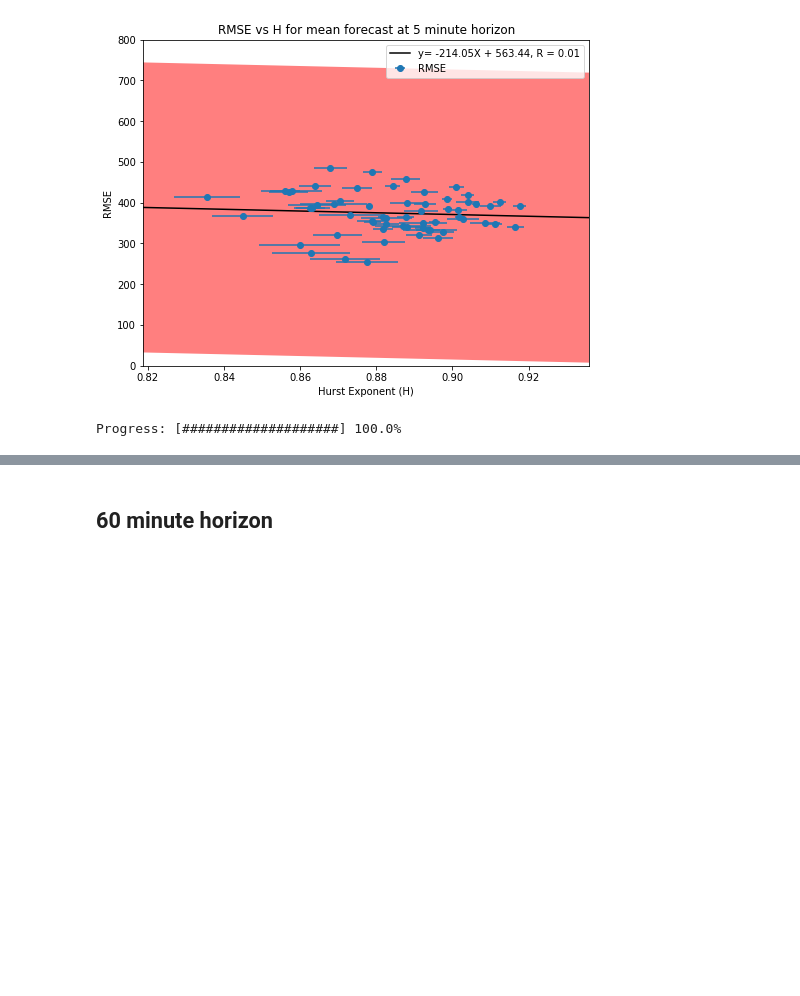
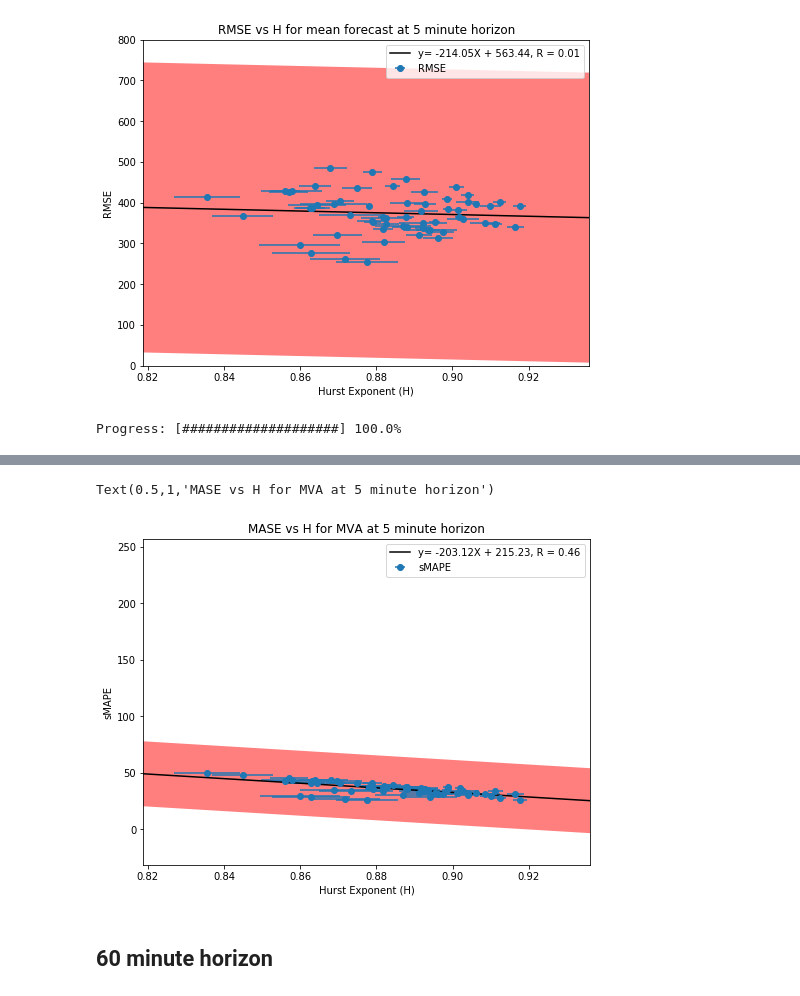
Before and after one commit to sachaBD/engg4802, a Jupyter notebook: Baselines.ipynb, the cells around one changed output, grey strips where cells are left out. Saved outputs shown, nothing was run; the diff lists cells and outputs as text; code cells hidden in the pictures; blank space fills up the shorter version.

```diff
--- a/Baselines.ipynb
+++ b/Baselines.ipynb
@@ -386,3 +354,10 @@ five_min_mva_tester.errors.head()
+# %%
+five_min_mva_tester.compare_hurst(hurst_estimates, err_to_use='sMAPE')
+plt.title('MASE vs H for MVA at 5 minute horizon')
+# plt.ylim([-0.3, 1.0])
+# %% [output]
+Text(0.5,1,'MASE vs H for MVA at 5 minute horizon')
+[figure, added]
 # %%
 five_min_mva_tester.errors.to_csv('results/five_minute_mva_results.csv')
 # %% [markdown]
```
Also changed, not shown: parts of 9 cells of this notebook, 5 other files.
